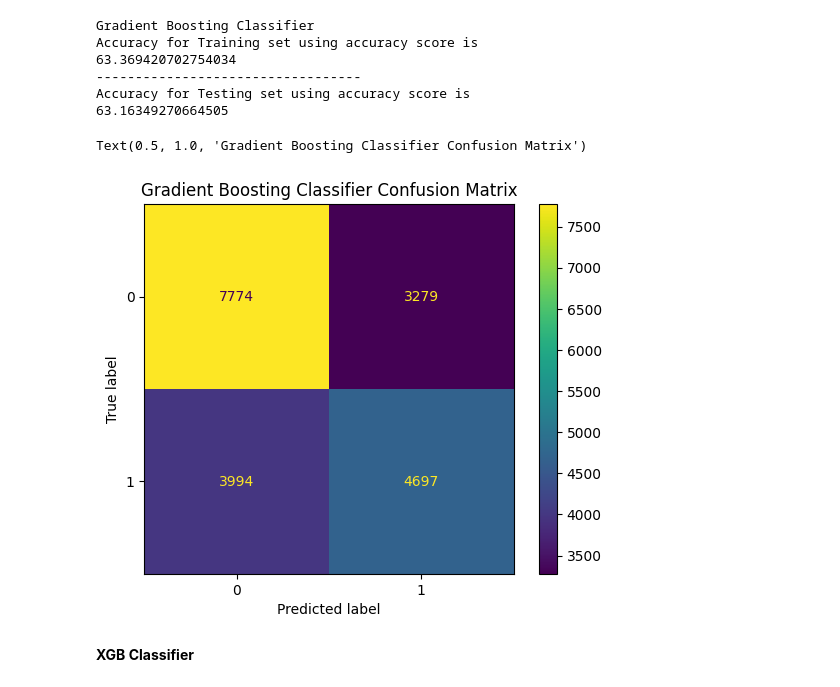
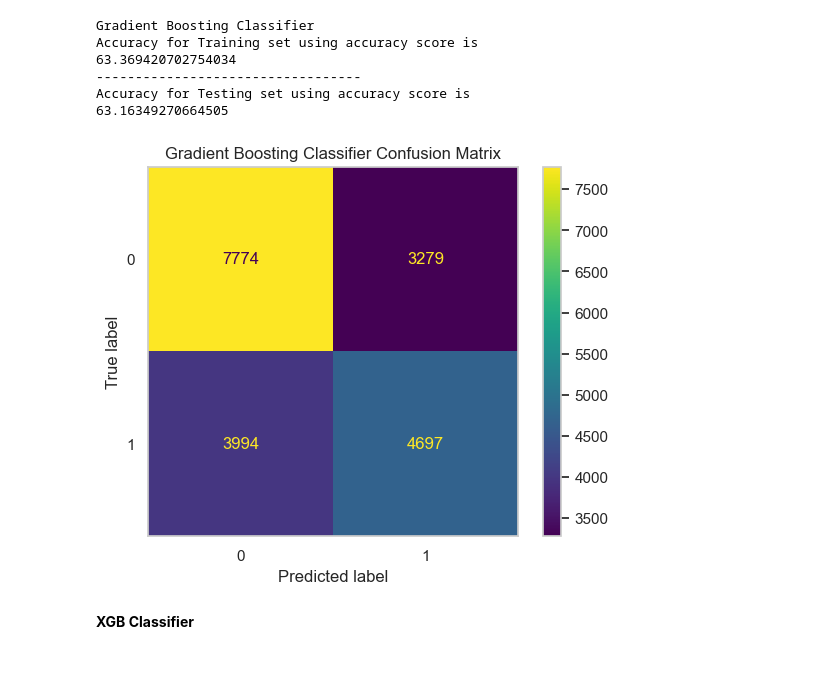
Before and after one commit to farroshsy/Car-Insurance-Prediction, a Jupyter notebook: FP-KK.ipynb, the cells around one changed output. Saved outputs shown, nothing was run; the diff lists cells and outputs as text; code cells hidden in the pictures.

```diff
--- a/FP-KK.ipynb
+++ b/FP-KK.ipynb
@@ -624,9 +629,9 @@ Accuracy for Testing set using accuracy score is
 # %%
 cm = ConfusionMatrixDisplay.from_estimator(Model_gb, X_test, y_test);
 cm.ax_.set_title('Gradient Boosting Classifier Confusion Matrix')
+plt.grid(False)
 # %% [output]
-Text(0.5, 1.0, 'Gradient Boosting Classifier Confusion Matrix')
-[figure, old version]
+[figure, new version]
 # %% [markdown]
 <b>XGB Classifier</b>
 # %%
```
Also changed, not shown: parts of 102 cells of this notebook, 1 other file.
